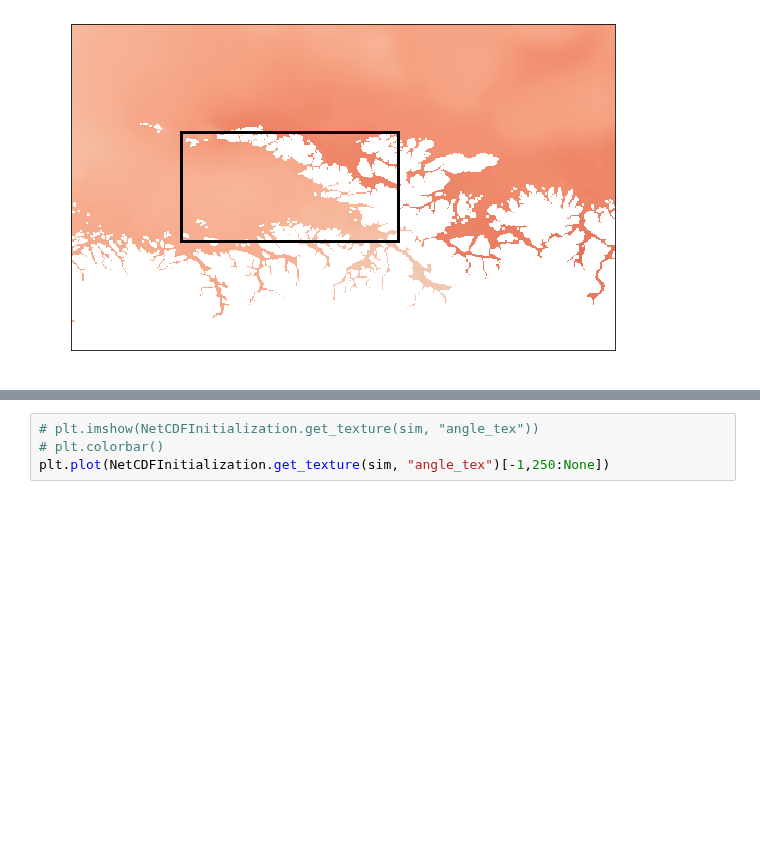
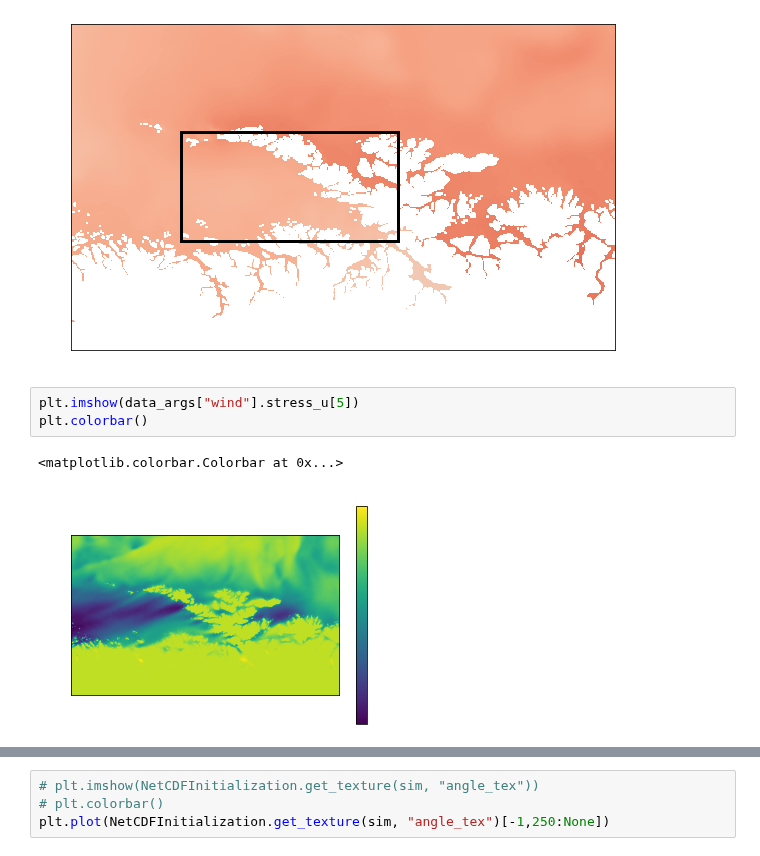
Before and after one commit to sintefmath/multilevelDA, a Jupyter notebook: notebooks/MultiResSim-GhostCellFix.ipynb, the cells around one changed output, grey strips where cells are left out. Saved outputs shown, nothing was run; the diff lists cells and outputs as text; blank space fills up the shorter version.

```diff
--- a/notebooks/MultiResSim-GhostCellFix.ipynb
+++ b/notebooks/MultiResSim-GhostCellFix.ipynb
@@ -83,3 +87,9 @@ ax.add_patch(area)
 # %% [output]
 <matplotlib.patches.Rectangle at 0x...>
 [figure]
+# %%
+plt.imshow(data_args["wind"].stress_u[5])
+plt.colorbar()
+# %% [output]
+<matplotlib.colorbar.Colorbar at 0x...>
+[figure, added]
```
Also changed, not shown: parts of 10 cells of this notebook, 2 other files.
